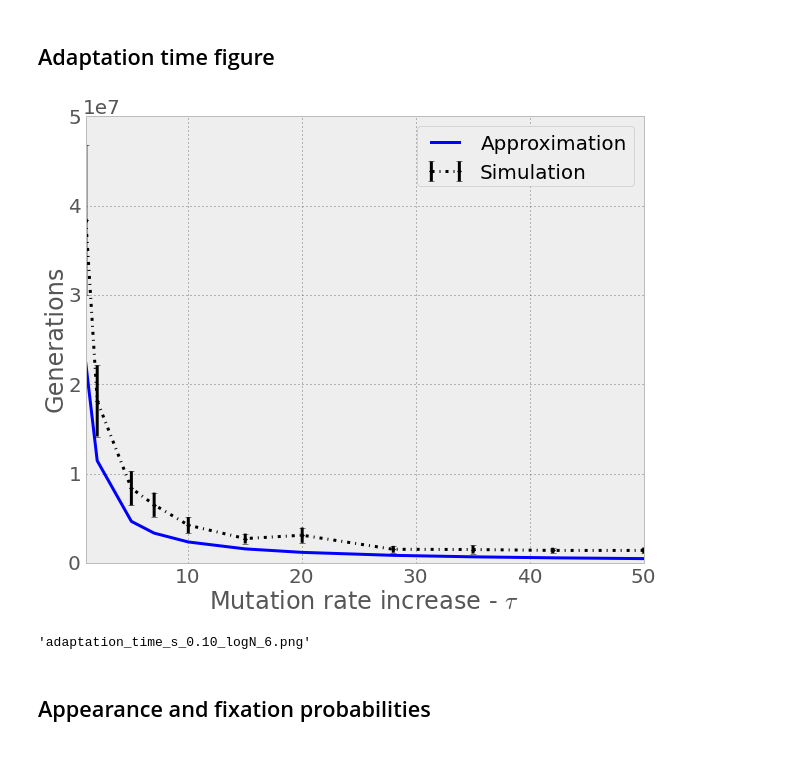
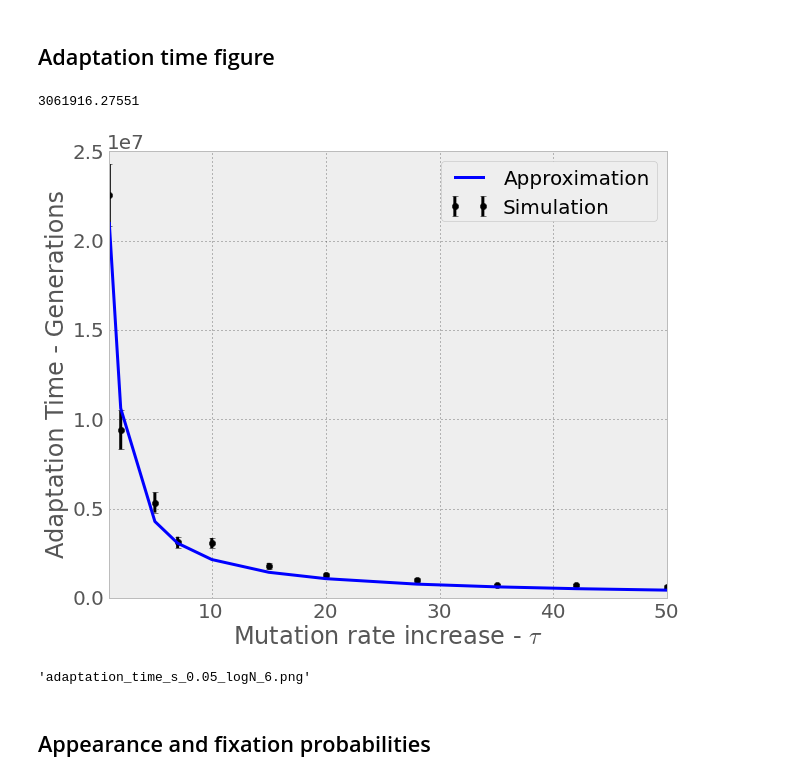
Before and after one commit to yoavram/GRC2013, a Jupyter notebook: figures.ipynb, the cells around one changed output. Saved outputs shown, nothing was run; the diff lists cells and outputs as text; code cells hidden in the pictures.

Commit message:
fixed a major bug where I miscalculated the adaptation time

```diff
--- a/figures.ipynb
+++ b/figures.ipynb
@@ -12,7 +12,7 @@ rcParams['figure.figsize'] = 10,8
 rcParams['legend.fontsize'] = 20
 # %%
 T = 50 # tau
-s = 0.1 # s = 0.01 # Kibota and Lynch 1996
+s = 0.05 # s = 0.01 # Kibota and Lynch 1996
 H = 2
 U = 0.0004 # Wielgoss et al. 2011
 # U = 0.003 # Drake 1991
@@ -99,22 +99,27 @@ taus
 # %% [output]
 array([ 1,  2,  5,  7, 10, 15, 20, 28, 35, 42, 50], dtype=int64)
 # %%
-grouped_cm = xdf_cm.groupby(['U','H','s','pi','tau','pop_size'])
+# ADAPTATION TIME
+grouped_sim_fname = xdf_sim.groupby(['U','G','H','s','beta','pop_size','tau','pi','fname'])
+funcs = {}
+for k in xdf_sim.keys():
+    funcs[k] = lambda x: x.unique()[0]
+T_df = grouped_sim_fname.agg(funcs)
+grouped_T = T_df.groupby(['U','G','H','s','beta','pop_size','tau','pi'])
+
+adapt_time_mean_sim = grouped_T.T.aggregate(np.mean)
+adapt_time_se_sim = grouped_T.T.aggregate(np.std) / sqrt(grouped_T.T.size())
+
+# APPEARANCE TIME
 grouped_sim = xdf_sim.groupby(['U','H','s','pi','tau','pop_size'])
 
-adapt_rate_cm = 1.0 / array(grouped_cm.aggregate(np.mean)['T'].tolist())
-adapt_time_mean_cm = array(grouped_cm.aggregate(np.mean)['T'].tolist())
-adapt_time_sd_cm = array(grouped_cm.aggregate(np.std)['T'].tolist())
-adapt_time_se_cm = adapt_time_sd_cm / sqrt(len(adapt_time_sd_cm))
-
-adapt_rate_sim = 1.0 / array(grouped_sim.aggregate(np.mean)['T'].tolist())
-adapt_time_mean_sim = array(grouped_sim.aggregate(np.mean)['T'].tolist())
-adapt_time_sd_sim = array(grouped_sim.aggregate(np.std)['T'].tolist())
-adapt_time_se_sim = adapt_time_sd_sim / sqrt(len(adapt_time_sd_sim))
+app_time_mean_sim = grouped_sim.dif.aggregate(np.mean)
+app_time_se_sim = grouped_sim.dif.aggregate(np.std) / np.sqrt(grouped_sim.dif.size())
 
 app_prob_mean_sim = grouped_sim.dif.aggregate(lambda arr: (1.0/(N*arr)).mean())
 app_prob_se_sim = grouped_sim.dif.aggregate(lambda arr: (1.0/(N*arr)).std()) / (grouped_sim.dif.size())
 
+# FIXATION TIME
 grouped_sim_fname = xdf_sim.groupby(['U','G','H','s','beta','pop_size','tau','pi','fname'])
 funcs = {}
 for k in xdf_sim.keys():
@@ -124,27 +129,34 @@ for k in xdf_sim.keys():
         funcs[k] = lambda x: x.unique()[0]
 rho_df = grouped_sim_fname.agg(funcs)
 grouped_rho = rho_df.groupby(['U','G','H','s','beta','pop_size','tau','pi'])
+
+fix_time_mean_sim = grouped_rho.dif.aggregate(np.mean)
+fix_time_se_sim = grouped_rho.dif.aggregate(np.std) / sqrt(grouped_rho.dif.size())
+
 fix_prob_mean_sim = grouped_rho.dif.aggregate(lambda arr: (1.0/arr).mean())
 fix_prob_se_sim = grouped_rho.dif.aggregate(lambda arr: (1.0/arr).std()) / sqrt(grouped_rho.dif.size())
 # %% [markdown]
 ## Adaptation time figure
 # %%
+y5 = adapt_time_mean_sim[taus.tolist().index(5)]
+
 fig = figure()
 ax = fig.add_subplot(1,1,1)
-ax.errorbar(taus, adapt_time_mean_sim, fmt='k.-.', label='Simulation', yerr=adapt_time_se_sim, linewidth=3)
+ax.errorbar(taus, adapt_time_mean_sim, fmt='ko', label='Simulation', yerr=adapt_time_se_sim, linewidth=3)
 ax.plot(taus, [1./adaptation_rate_sim_exact(TT,U,u,s,H) for TT in taus],'b-', linewidth=3, label='Approximation')
 ax.set_xlabel(r"Mutation rate increase - $\tau$")
-ax.set_ylabel('Generations')
+ax.set_ylabel('Adaptation Time - Generations')
 ax.set_xlim((min(taus),max(taus)))
-#ax.set_yscale('log')
 ax.legend(loc=1)
 ax.grid(False, which='minor')
+print yten
 # %% [output]
+3061916.27551
-[figure, old version]
+[figure, new version]
 # %%
 save_figure(fig,"adaptation_time_s_%.2f_logN_%d" % ( s, int(log10(N))))
 # %% [output]
-'adaptation_time_s_0.10_logN_6.png'
+'adaptation_time_s_0.05_logN_6.png'
 # %% [markdown]
 ## Appearance and fixation probabilities
 # %%
```
Also changed, not shown: parts of 8 cells of this notebook.
